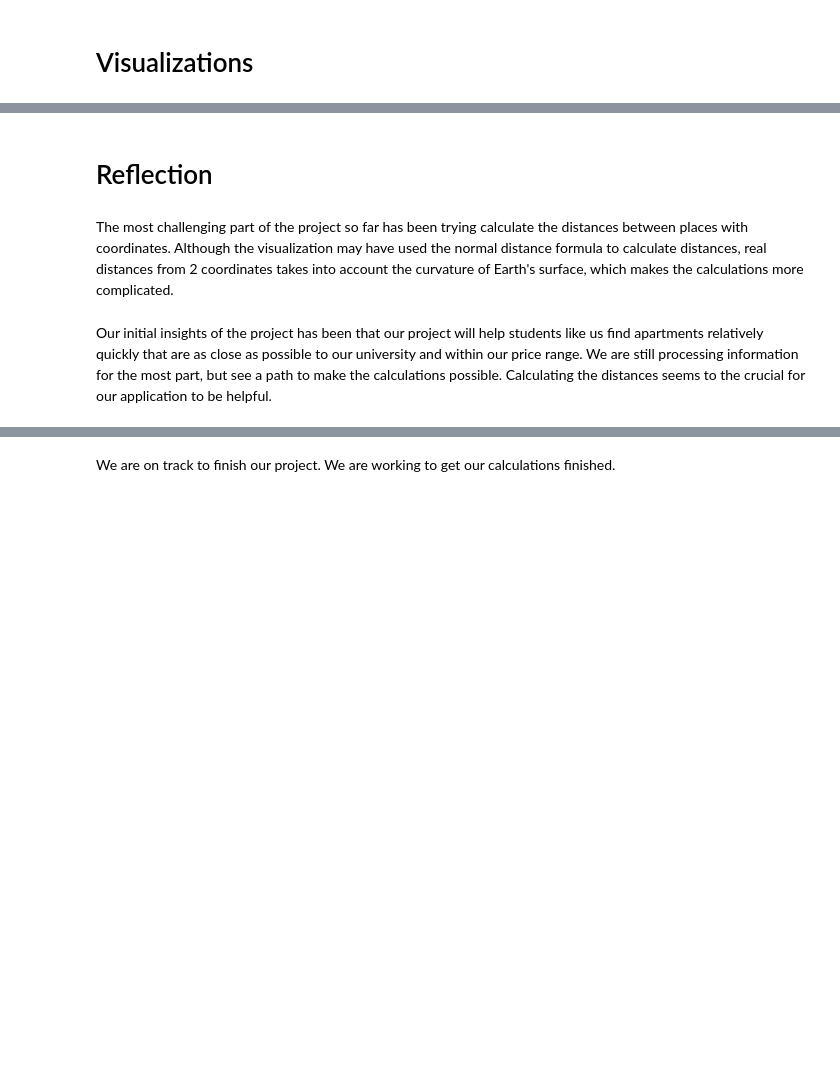
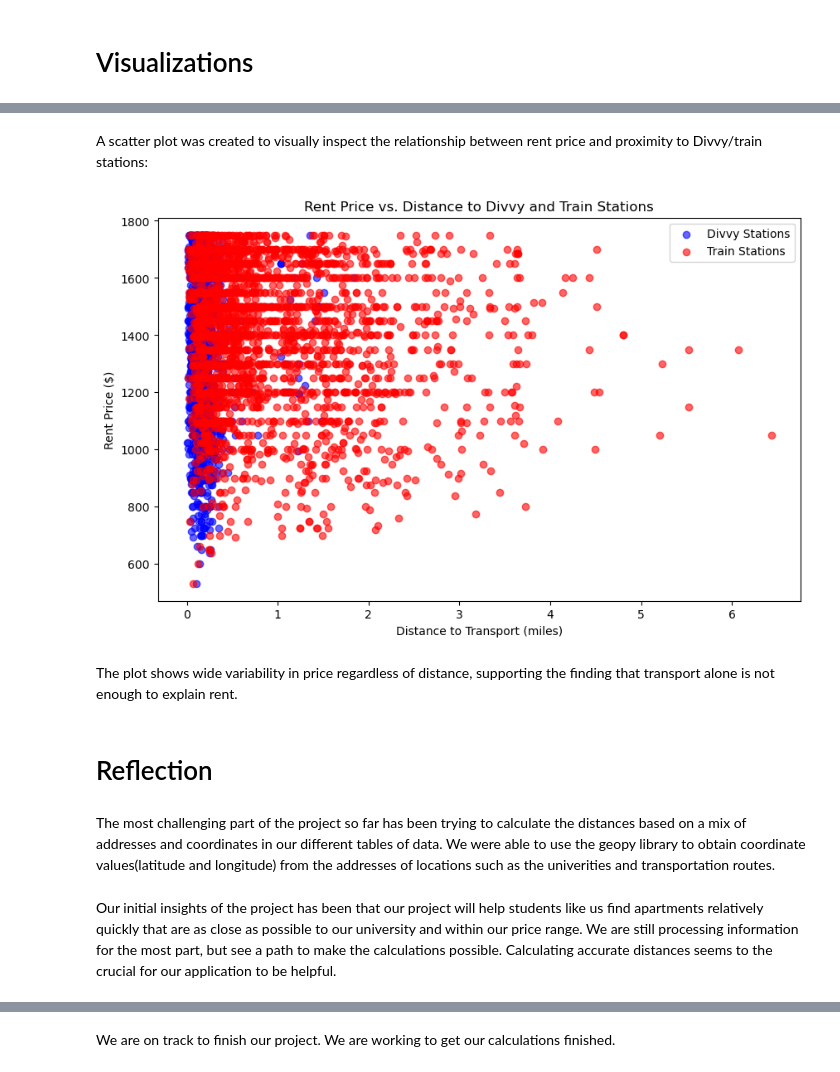
Before and after one commit to cmart71/Student_Housing_Matchmaker, a Jupyter notebook: Progress_Report.ipynb, the cells around one changed output, grey strips where cells are left out. Saved outputs shown, nothing was run; the diff lists cells and outputs as text; code cells hidden in the pictures; blank space fills up the shorter version.

```diff
--- a/Progress_Report.ipynb
+++ b/Progress_Report.ipynb
@@ -393,9 +598,82 @@ This analysis will provide valuable insights into which areas of Chicago offer t
+# %% [markdown]
+A scatter plot was created to visually inspect the relationship between rent price and proximity to Divvy/train stations:
+# %%
+train_routes_df['Location'] = train_routes_df['Location'].astype(str).str.strip("()")
+train_routes_df[['Latitude', 'Longitude']] = train_routes_df['Location'].str.split(',', expand=True)
+train_routes_df['Latitude'] = train_routes_df['Latitude'].astype(float)
+train_routes_df['Longitude'] = train_routes_df['Longitude'].astype(float)
+
+
+# Defines distance functions
+
+def haversine(lat1, lon1, lat2, lon2):
+    R = 3958.8  # Earth radius in miles
+    lat1, lon1, lat2, lon2 = map(math.radians, [lat1, lon1, lat2, lon2])
+    dlat = lat2 - lat1
+    dlon = lon2 - lon1
+    a = math.sin(dlat/2)**2 + math.cos(lat1)*math.cos(lat2)*math.sin(dlon/2)**2
+    c = 2 * math.atan2(math.sqrt(a), math.sqrt(1 - a))
+    return R * c
+
+def min_distance(apartment_lat, apartment_lon, transport_df):
+    return min([
+        haversine(apartment_lat, apartment_lon, stop_lat, stop_lon)
+        for stop_lat, stop_lon in zip(transport_df['Latitude'], transport_df['Longitude'])
+    ])
+
+
+# Ensures Latitude & Longitude columns are float in chicago_rentals_df
+
+chicago_rentals_df['Latitude'] = chicago_rentals_df['Latitude'].astype(float)
+chicago_rentals_df['Longitude'] = chicago_rentals_df['Longitude'].astype(float)
+
+
+# Calculates Distance to Nearest Train Station
+
+chicago_rentals_df['Distance_to_Train'] = chicago_rentals_df.apply(
+    lambda row: min_distance(row['Latitude'], row['Longitude'], train_routes_df), axis=1
+)
+
+
+# Calculates Distance to Nearest Divvy Station
+divvy_stations_df['Latitude'] = divvy_stations_df['Latitude'].astype(float)
+divvy_stations_df['Longitude'] = divvy_stations_df['Longitude'].astype(float)
+
+chicago_rentals_df['Distance_to_Divvy'] = chicago_rentals_df.apply(
+    lambda row: min_distance(row['Latitude'], row['Longitude'], divvy_stations_df), axis=1
+)
+
+# Rent Price vs. Distance to Divvy and Train Stations
+
+plt.figure(figsize=(10, 6))
+
+plt.scatter(
+    chicago_rentals_df['Distance_to_Divvy'],
+    chicago_rentals_df['Price'],
+    color='blue', alpha=0.6, label='Divvy Stations'
+)
+
+plt.scatter(
+    chicago_rentals_df['Distance_to_Train'],
+    chicago_rentals_df['Price'],
+    color='red', alpha=0.6, label='Train Stations'
+)
+
+plt.xlabel('Distance to Transport (miles)')
+plt.ylabel('Rent Price ($)')
+plt.title('Rent Price vs. Distance to Divvy and Train Stations')
+plt.legend()
+plt.show()
+# %% [output]
+[figure, added]
+# %% [markdown]
+The plot shows wide variability in price regardless of distance, supporting the finding that transport alone is not enough to explain rent.
 # %% [markdown]
 # Reflection
-# %% [markdown]
-The most challenging part of the project so far has been trying calculate the distances between places with coordinates. Although the visualization may have used the normal distance formula to calculate distances, real distances from 2 coordinates takes into account the curvature of Earth's surface, which makes the calculations more complicated.
+# %% [markdown]
+The most challenging part of the project so far has been trying to calculate the distances based on a mix of addresses and coordinates in our different tables of data. We were able to use the geopy library to obtain coordinate values(latitude and longitude) from the addresses of locations such as the univerities and transportation routes.
 # %% [markdown]
 Our initial insights of the project has been that our project will help students like us find apartments
 relatively quickly that are as close as possible to our university and within our price range. We are still processing
-information for the most part, but see a path to make the calculations possible. Calculating the distances seems to the crucial for our application to be helpful.
+information for the most part, but see a path to make the calculations possible. Calculating accurate distances seems to the crucial for our application to be helpful.
 # %% [markdown]
```
Also changed, not shown: parts of 47 cells of this notebook.
